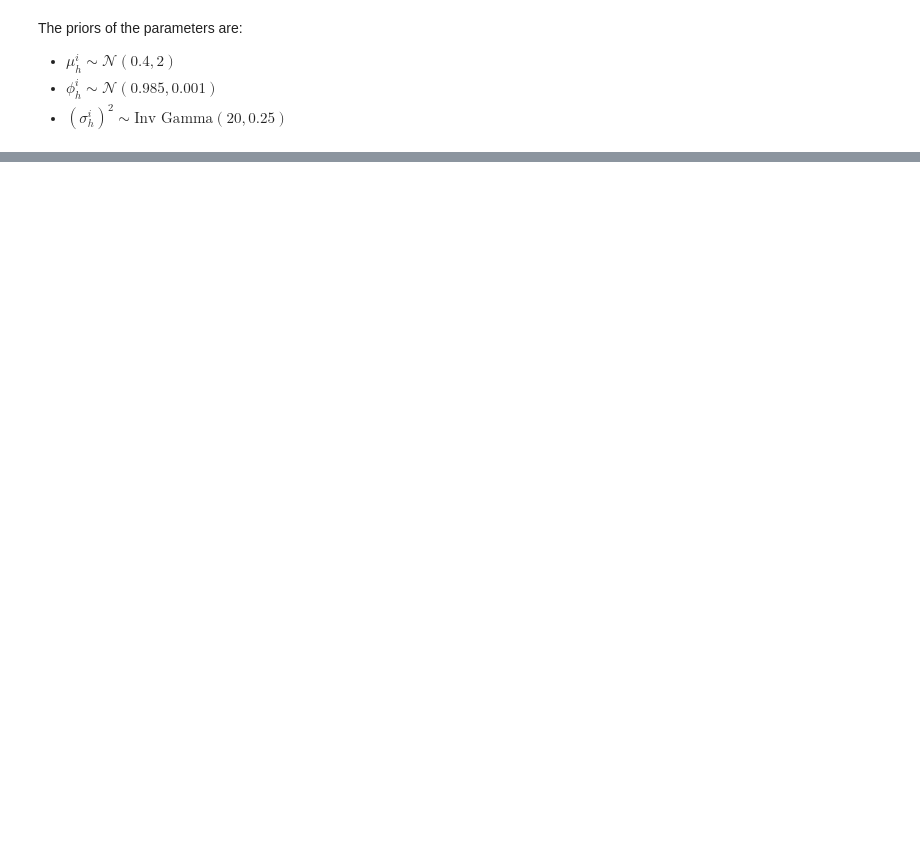
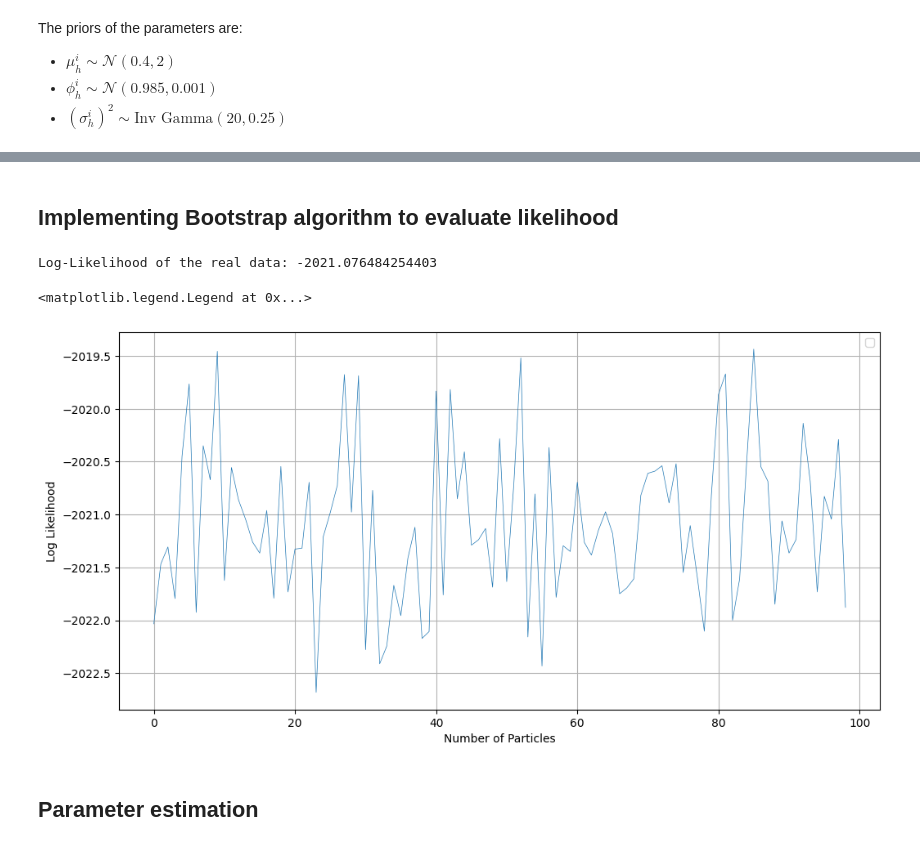
Before and after one commit to zakil-02/High-dimensional-dynamic-stochastic-copula-models, a Jupyter notebook: notebook.ipynb, the cells around one changed output, grey strips where cells are left out. Drawn from its saved outputs; the diff is of its cells as text; code cells hidden in the pictures; blank space fills up the shorter version.

```diff
--- a/notebook.ipynb
+++ b/notebook.ipynb
@@ -605,0 +169,34 @@ plt.show()
+# %% [markdown]
+## Implementing Bootstrap algorithm to evaluate likelihood
+# %%
+from particles import SMC
+
+fk_boot = ssms.Bootstrap(ssm=model, data=logreturns)
+pf = SMC(fk=fk_boot, N=1000, collect=[Moments()])
+pf.run()
+
+log_likelihood = pf.logLt
+print("Log-Likelihood of the real data:", log_likelihood)
+# %% [output]
+Log-Likelihood of the real data: -2021.076484254403
+# %%
+fk_boot = ssms.Bootstrap(ssm=model, data=logreturns)
+
+logl = []
+
+for k in range(100, 100*100, 100):
+    pf = SMC(fk=fk_boot, N=1000, collect=[Moments()])
+    pf.run()
+    logl.append(pf.logLt)
+
+plt.figure(figsize=(12, 6))
+plt.grid()
+plt.plot(logl, linewidth=0.5)
+plt.xlabel('Number of Particles')
+plt.ylabel('Log Likelihood')
+plt.legend()
+# %% [output]
+<matplotlib.legend.Legend at 0x...>
+[figure, added]
+# %% [markdown]
+## Parameter estimation
```
Also changed, not shown: parts of 16 cells of this notebook, 1 other file.
